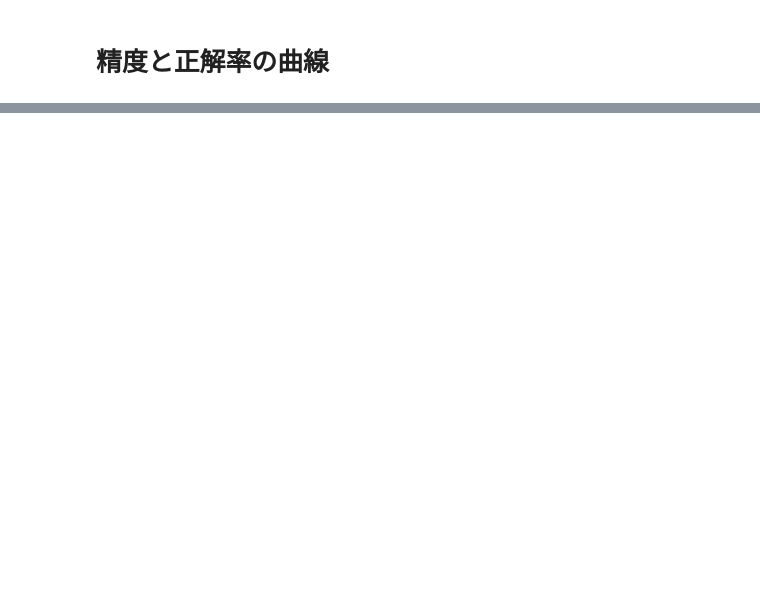
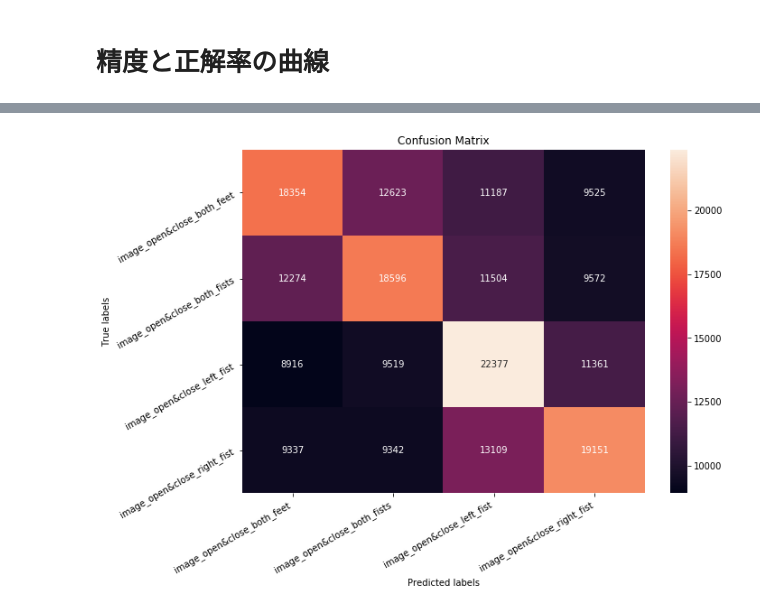
Before and after one commit to amar-enkhbat/graduation_thesis_2019, a Jupyter notebook: keras_eval.ipynb, the cells around one changed output, grey strips where cells are left out. Cells and saved outputs as stored; diff of their text form; code cells hidden in the pictures; blank space fills up the shorter version.

```diff
--- a/keras_eval.ipynb
+++ b/keras_eval.ipynb
@@ -257,0 +163,8 @@ array([[27280,  5944,  5793,  7034,  6567],
+# %%
+from sklearn.metrics import classification_report
+
+y_valid_inv = ohe.inverse_transform(y_valid)
+y_pred_inv = ohe.inverse_transform(y_pred)
+print(classification_report(y_valid_inv, y_pred_inv, target_names=ohe.categories_[0]))
+with open(results_path + "/classification_report.txt", "w") as file:
+    file.write(classification_report(y_valid_inv, y_pred_inv, target_names=ohe.categories_[0]))
@@ -257,0 +235,25 @@ array([[27280,  5944,  5793,  7034,  6567],
+# %%
+from sklearn.metrics import classification_report, confusion_matrix
+
+cm = confusion_matrix(y_valid_inv, y_pred_inv)
+cm_normalized = confusion_matrix(y_valid_inv, y_pred_inv, normalize="true")
+with open(results_path + "/confusion_matrix.txt", "w") as file:
+    file.write(np.array_str(cm))
+with open(results_path + "/confusion_matrix_normalized.txt", "w") as file:
+    file.write(np.array_str(cm_normalized))
+import seaborn as sns
+plt.figure(figsize=(10, 7))
+ax = plt.subplot()
+sns.heatmap(cm, annot=True, fmt="g", ax=ax)
+ax.set_xlabel('Predicted labels')
+ax.set_ylabel('True labels')
+ax.set_title('Confusion Matrix')
+ax.xaxis.set_ticklabels(ohe.categories_[0])
+ax.yaxis.set_ticklabels(ohe.categories_[0])
+plt.setp(ax.get_xticklabels(), rotation=30, horizontalalignment='right')
+plt.setp(ax.get_yticklabels(), rotation=30, horizontalalignment='right')
+plt.savefig(results_path + "/confusion_matrix", bbox_inches="tight")
+# plt.clf()
+plt.show()
+# %% [output]
+[figure, added]
```
Also changed, not shown: parts of 36 cells of this notebook, 38 other files.
